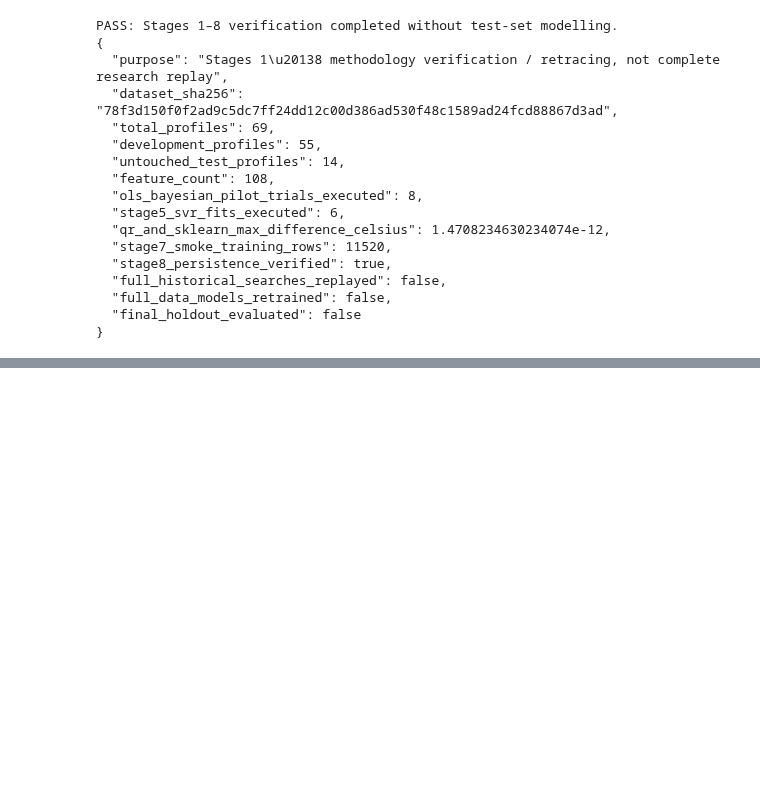
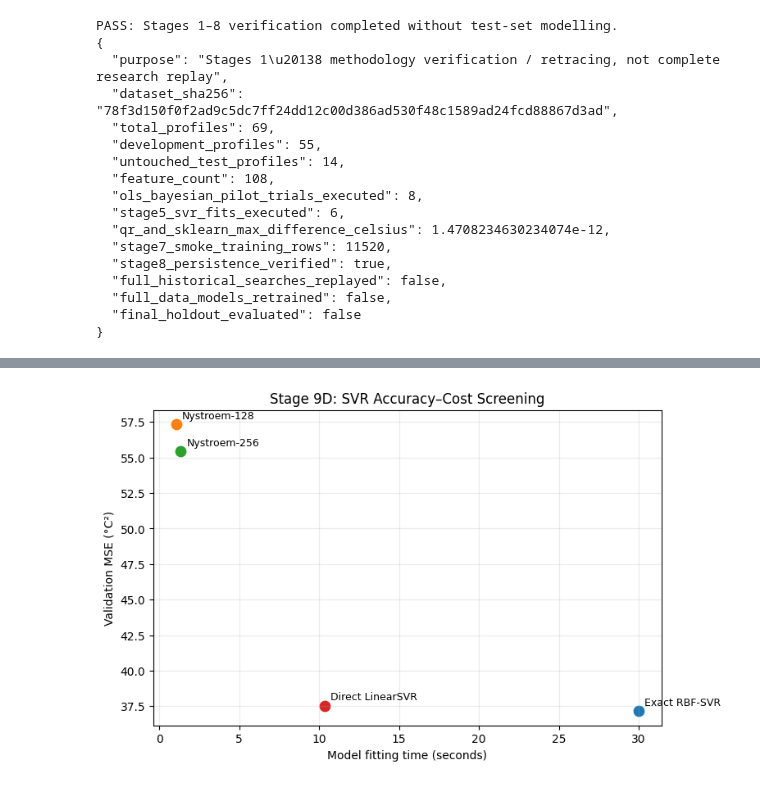
Before and after one commit to Fdau0002/Permanent-Magnet-Temperature-Estimate, a Jupyter notebook: MMA3001_PMSM_Version_1_0.ipynb, the cells around one changed output, grey strips where cells are left out. Saved outputs shown, nothing was run; the diff lists cells and outputs as text; code cells hidden in the pictures; blank space fills up the shorter version.

```diff
--- a/MMA3001_PMSM_Version_1_0.ipynb
+++ b/MMA3001_PMSM_Version_1_0.ipynb
@@ -2127,0 +3265,63 @@ PASS: Stages 1–8 verification completed without test-set modelling.
+# %%
+
+# ============================================================
+# STAGE 9D — Accuracy and computational-cost summary
+# ============================================================
+
+assert "stage9d_results" in globals(), (
+    "Run the Stage 9D screening experiment first."
+)
+
+summary_cols = [
+    "Method",
+    "Status",
+    "MSE_C2",
+    "RMSE_C",
+    "Fit_Seconds",
+    "Predict_Seconds",
+    "Peak_RSS_GiB",
+    "Convergence_Warnings"
+]
+
+stage9d_summary = stage9d_results[
+    summary_cols
+].copy()
+
+display(
+    stage9d_summary.sort_values(
+        "MSE_C2",
+        na_position="last"
+    ).round(4)
+)
+
+# Plot observed accuracy versus fitting time
+import matplotlib.pyplot as plt
+
+valid = stage9d_summary[
+    stage9d_summary["MSE_C2"].notna()
+]
+
+fig, ax = plt.subplots(figsize=(8, 5))
+
+for _, row in valid.iterrows():
+    ax.scatter(
+        row["Fit_Seconds"],
+        row["MSE_C2"],
+        s=80
+    )
+
+    ax.annotate(
+        row["Method"],
+        (row["Fit_Seconds"], row["MSE_C2"]),
+        xytext=(5, 5),
+        textcoords="offset points",
+        fontsize=9
+    )
+
+ax.set_xlabel("Model fitting time (seconds)")
+ax.set_ylabel("Validation MSE (°C²)")
+ax.set_title("Stage 9D: SVR Accuracy–Cost Screening")
+ax.grid(alpha=0.25)
+
+plt.show()
+# %% [output]
@@ -2127,0 +3333 @@ PASS: Stages 1–8 verification completed without test-set modelling.
+[figure, added]
```
Also changed, not shown: parts of 37 cells of this notebook.
